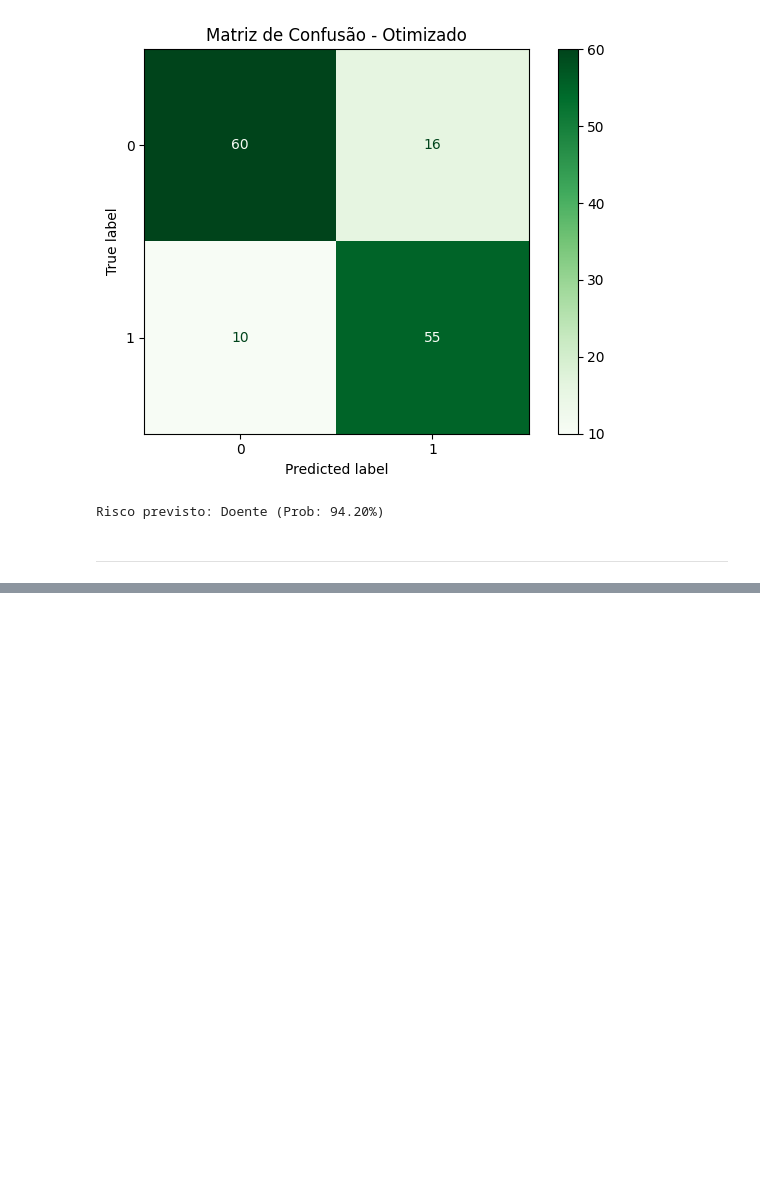
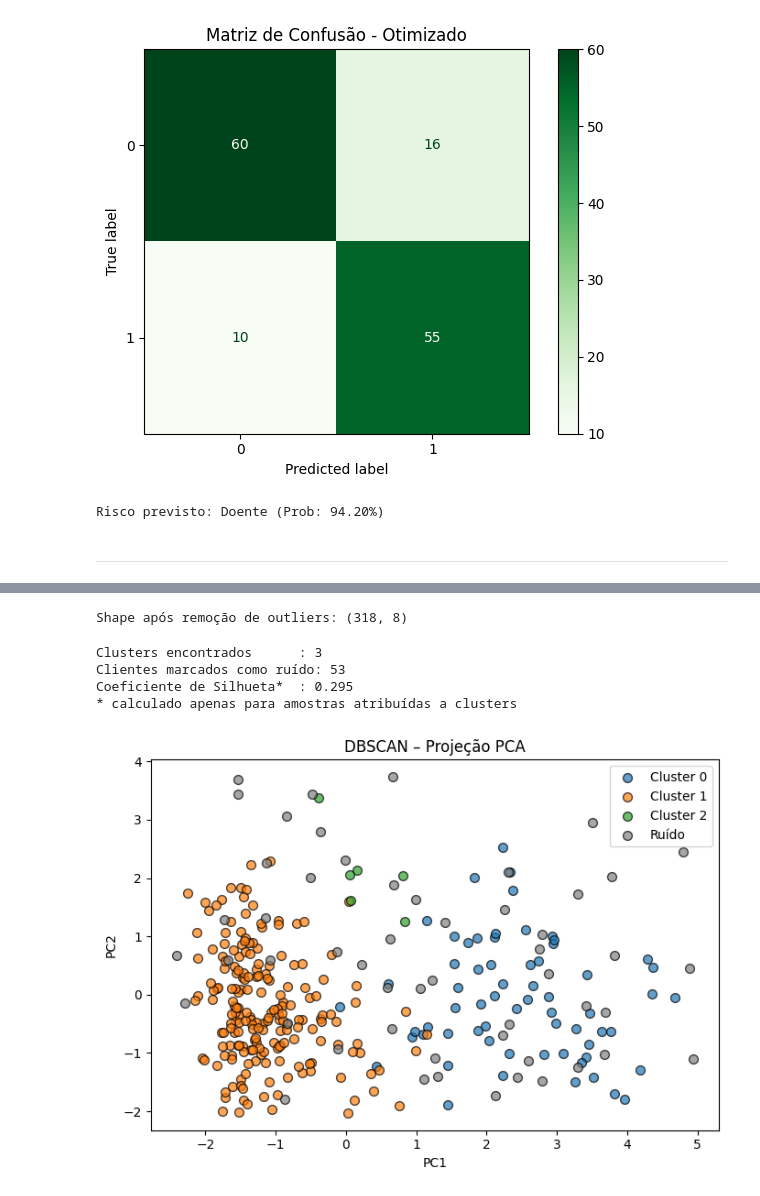
Before and after one commit to jpedrodias/FundamentosModelosAnaliticosPython, a Jupyter notebook: Week05/Ficha_Avaliacao.ipynb, the cells around one changed output, grey strips where cells are left out. Saved outputs shown, nothing was run; the diff lists cells and outputs as text; code cells hidden in the pictures; blank space fills up the shorter version.

```diff
--- a/Week05/Ficha_Avaliacao.ipynb
+++ b/Week05/Ficha_Avaliacao.ipynb
@@ -510,0 +585,16 @@ Risco previsto: Doente (Prob: 94.20%)
+# %%
+# 2b. Remover outliers (IQR) nas colunas numéricas
+num_cols = df.select_dtypes(include=["int64", "float64"]).columns
+for col in num_cols:
+    q1, q3 = df[col].quantile([0.25, 0.75])
+    iqr = q3 - q1
+    mask = (df[col] >= q1 - 1.5 * iqr) & (df[col] <= q3 + 1.5 * iqr)
+    df = df[mask]
+
+print("\nShape após remoção de outliers:", df.shape)
+# %% [output]
+Shape após remoção de outliers: (318, 8)
+# %%
+# 2c. Normalizar variáveis numéricas
+scaler = StandardScaler()
+X_scaled = scaler.fit_transform(df[num_cols])
@@ -510,0 +607,47 @@ Risco previsto: Doente (Prob: 94.20%)
+# %%
+# 4. Avaliação do clustering
+n_clusters = len(set(labels)) - (1 if -1 in labels else 0)
+n_noise = list(labels).count(-1)
+
+print(f"\nClusters encontrados      : {n_clusters}")
+print(f"Clientes marcados como ruído: {n_noise}")
+
+# Silhouette (excluindo ruído)
+mask_core = labels != -1
+if n_clusters >= 2 and mask_core.sum() > 0:
+    sil = silhouette_score(X_scaled[mask_core], labels[mask_core])
+    print(f"Coeficiente de Silhueta*  : {sil:.3f}")
+    print("* calculado apenas para amostras atribuídas a clusters")
+else:
+    print("Silhueta não calculada (requer ≥2 clusters e amostras).")
+# %% [output]
+Clusters encontrados      : 3
+Clientes marcados como ruído: 53
+Coeficiente de Silhueta*  : 0.295
+* calculado apenas para amostras atribuídas a clusters
+# %%
+# 5. Visualização 2-D (PCA)
+pca = PCA(n_components=2, random_state=42)
+X_pca = pca.fit_transform(X_scaled)
+
+plt.figure(figsize=(7, 5))
+palette = sns.color_palette("tab10", n_clusters)
+for lab in set(labels):
+    col = 'grey' if lab == -1 else palette[lab % len(palette)]
+    plt.scatter(
+        X_pca[labels == lab, 0],
+        X_pca[labels == lab, 1],
+        c=[col],
+        label='Ruído' if lab == -1 else f'Cluster {lab}',
+        s=50,
+        alpha=0.7,
+        edgecolor='k'
+    )
+plt.title("DBSCAN – Projeção PCA")
+plt.xlabel("PC1")
+plt.ylabel("PC2")
+plt.legend()
+plt.tight_layout()
+plt.show()
+# %% [output]
+[figure, added]
```
Also changed, not shown: parts of 10 cells of this notebook, 1 other file.
